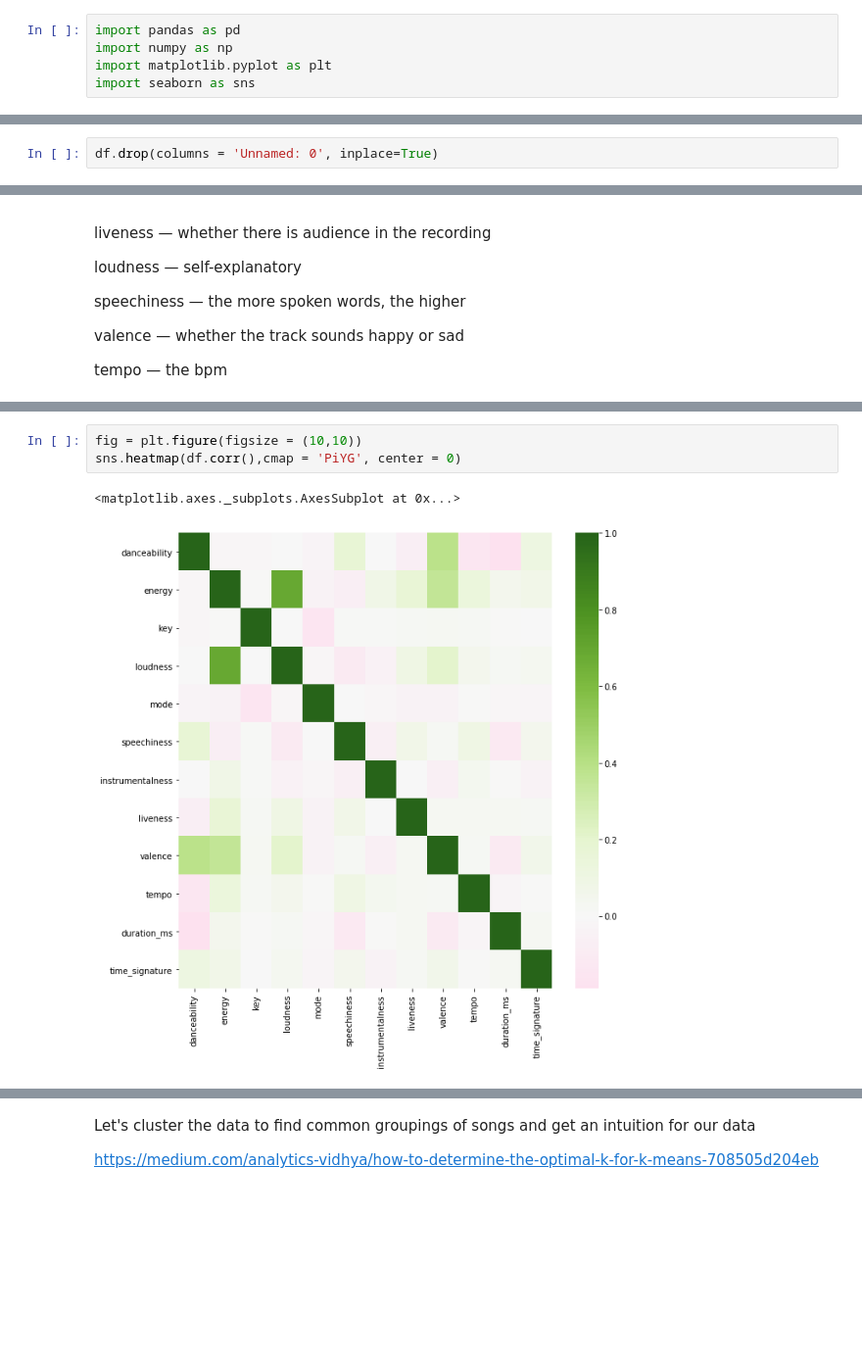
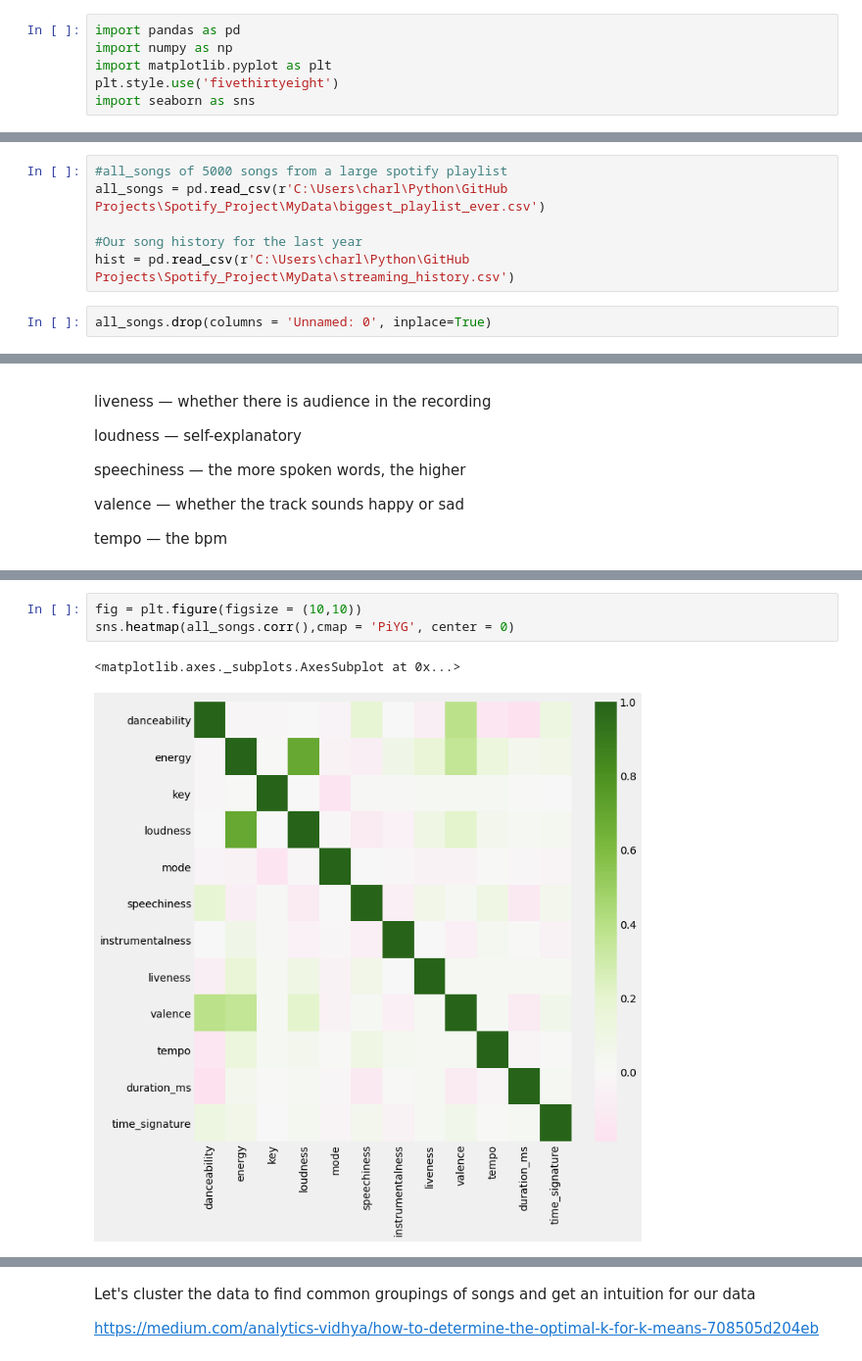
Before and after one commit to candrasc/Spotify_Artist_Recommender, a Jupyter notebook: Spotify Data Exploration.ipynb, the cells around one changed output, grey strips where cells are left out. Shown at 98% size. Drawn from its saved outputs; the diff is of its cells as text; blank space fills up the shorter version.

Commit message:
Added data and started EDA

```diff
--- a/Spotify Data Exploration.ipynb
+++ b/Spotify Data Exploration.ipynb
@@ -2,4 +2,5 @@
 import pandas as pd
 import numpy as np
 import matplotlib.pyplot as plt
+plt.style.use('fivethirtyeight')
 import seaborn as sns
@@ -8,5 +7,11 @@ df = pd.read_csv('biggest_playlist_ever.csv')
+# %%
+#all_songs of 5000 songs from a large spotify playlist
+all_songs = pd.read_csv(r'C:\Users\charl\Python\GitHub Projects\Spotify_Project\MyData\biggest_playlist_ever.csv')
+
+#Our song history for the last year
+hist = pd.read_csv(r'C:\Users\charl\Python\GitHub Projects\Spotify_Project\MyData\streaming_history.csv')
 # %%
-df.drop(columns = 'Unnamed: 0', inplace=True)
+all_songs.drop(columns = 'Unnamed: 0', inplace=True)
 # %% [markdown]
 ### Feature Descriptions:
 
@@ -50,9 +55,9 @@ df.describe()
 | max | 0.979000 | 1.000000 | 11.000000 | 0.175000 | 1.00000 | 0.889000 | 0.987000 | 0.957000 | 1.000000 | ... |
 # %%
 fig = plt.figure(figsize = (10,10))
-sns.heatmap(df.corr(),cmap = 'PiYG', center = 0)
+sns.heatmap(all_songs.corr(),cmap = 'PiYG', center = 0)
 # %% [output]
 <matplotlib.axes._subplots.AxesSubplot at 0x...>
-[figure, old version]
+[figure, new version]
 # %%
 #Out of 4778 songs, we have 1449 unique artists
```
Also changed, not shown: parts of 19 cells of this notebook, 1 other file.
